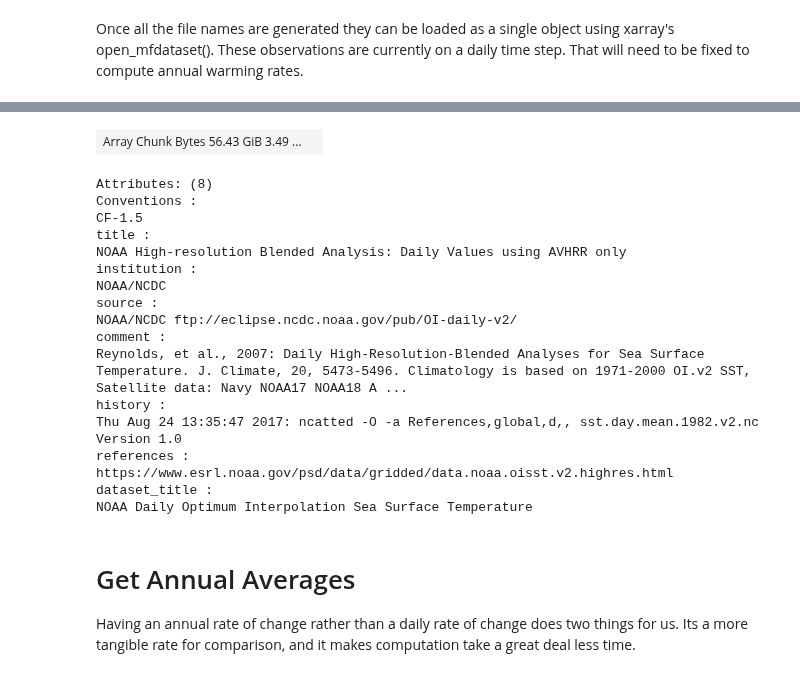
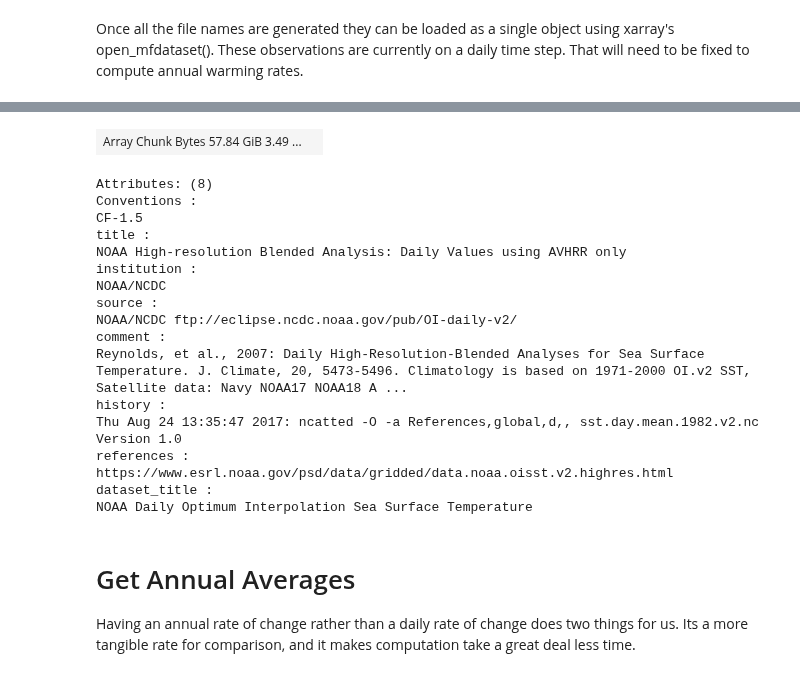
Before and after one commit to adamkemberling/oisst_mainstays, a Jupyter notebook: notebooks/03_BASE_Warming_Trends.ipynb, the cells around one changed output, grey strips where cells are left out. Saved outputs shown, nothing was run; the diff lists cells and outputs as text; code cells hidden in the pictures.

```diff
--- a/notebooks/03_BASE_Warming_Trends.ipynb
+++ b/notebooks/03_BASE_Warming_Trends.ipynb
@@ -25,7 +25,7 @@ _cache_root = ot.set_cache_root(box_root)
 
 # Set start and End year for warming trends
 trend_start_year = 1982
-trend_end_year = 2021
+trend_end_year = 2022
 print(f"Processing Warming Rates for {trend_start_year} to {trend_end_year}.")
 
 # Do we want sea surface temperature, or climate anomalies?
@@ -52,7 +52,11 @@ for i in my_years:
 Once all the file names are generated they can be loaded as a single object using xarray's open_mfdataset(). These observations are currently on a daily time step. That will need to be fixed to compute annual warming rates.
 # %%
 # Open the OISSt Files
-oisst = xr.open_mfdataset(nc_files, parallel = True, combine = "by_coords")
+oisst = ot.load_box_oisst(box_root,
+                          trend_start_year,
+                          trend_end_year,
+                          anomalies = False,
+                          do_parallel = True)
 oisst = oisst.chunk({"lat" : 50, "lon" : 50})
 oisst
 # %% [output]
@@ -70,10 +74,10 @@ datetime64[ns]
 long_name :
 ... (61 lines left out)
 parent_stat :
 Individual Observations
 actual_range :
 [-1.8 34.48]
-| Array Chunk Bytes 56.43 GiB 3.49 ... |  |
+| Array Chunk Bytes 57.84 GiB 3.49 ... |  |
 Attributes: (8)
 Conventions :
 CF-1.5
```
Also changed, not shown: parts of 13 cells of this notebook, 8 other files.
